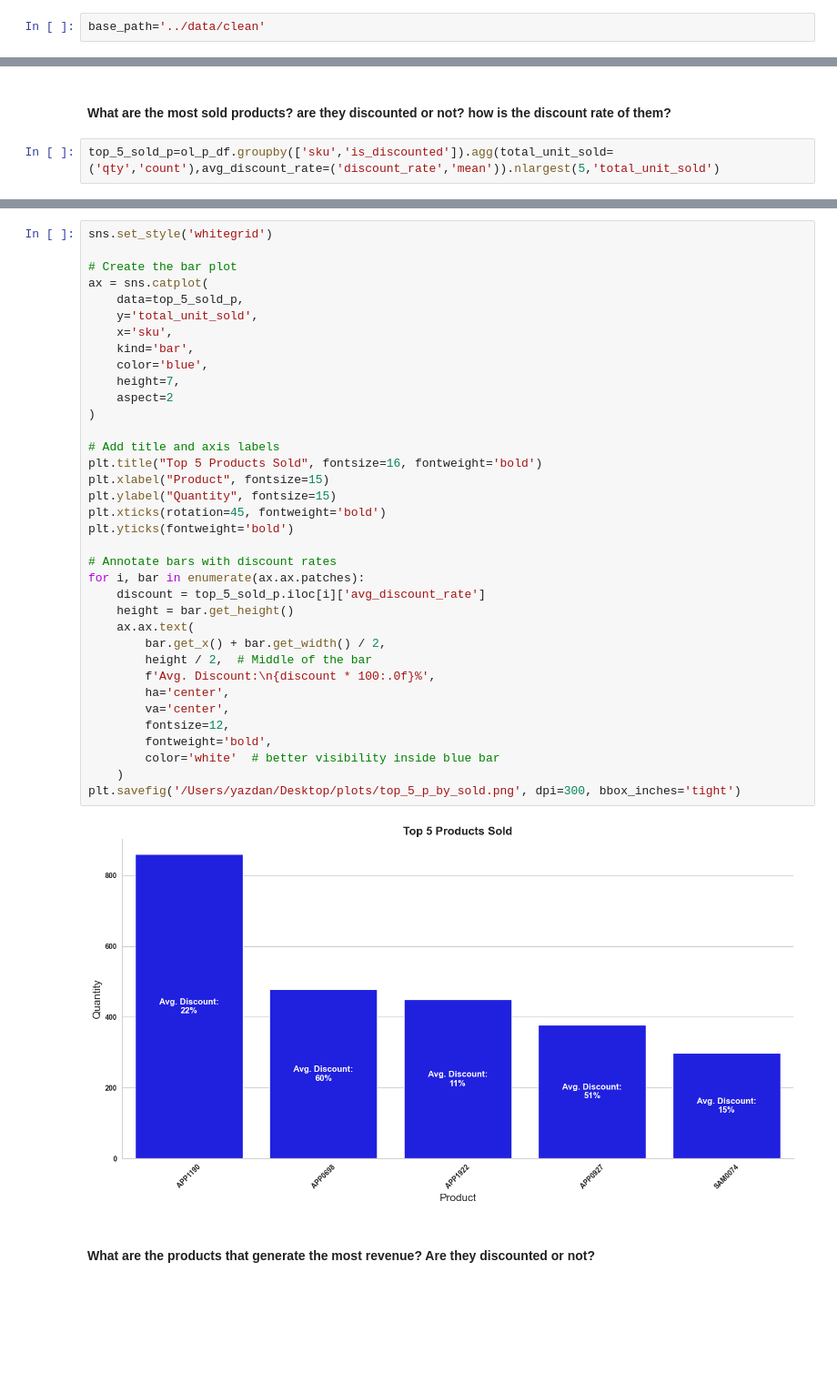
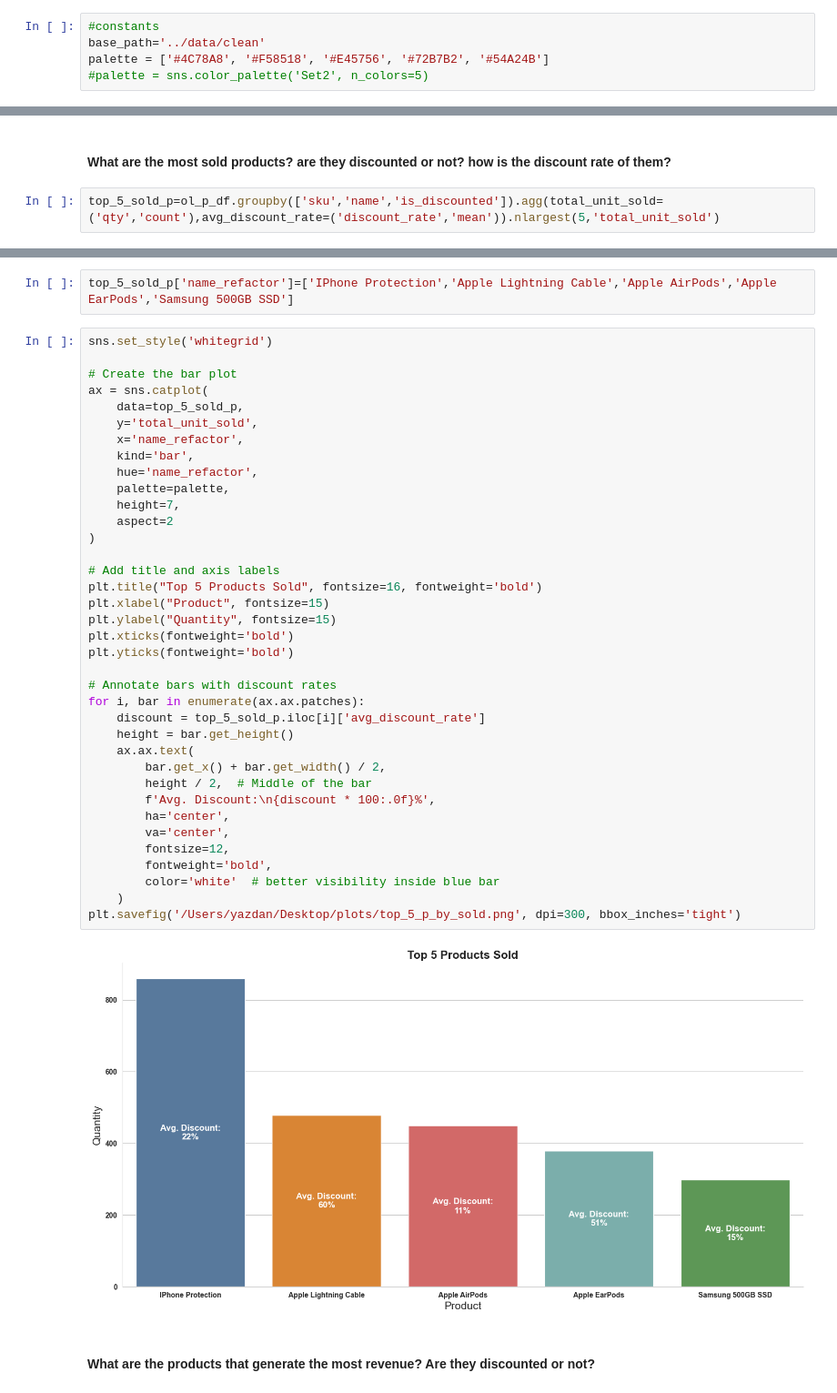
Before and after one commit to yazdan0101/ENIAC-discounts-strategy, a Jupyter notebook: notebooks/analysis.ipynb, the cells around one changed output, grey strips where cells are left out. Shown: that part at 91% size. Saved outputs shown, nothing was run; the diff lists cells and outputs as text; blank space fills up the shorter version.

Commit message:
Change graphs color pallete

```diff
--- a/notebooks/analysis.ipynb
+++ b/notebooks/analysis.ipynb
@@ -6,7 +6,10 @@ import matplotlib.dates as mdates
 # %%
 pd.options.display.max_rows=2000
 # %%
+#constants
 base_path='../data/clean'
+palette = ['#4C78A8', '#F58518', '#E45756', '#72B7B2', '#54A24B']
+#palette = sns.color_palette('Set2', n_colors=5)
 # %%
 #read cleaned data
 products_df=pd.read_csv(f'{base_path}/products_cl.csv')
@@ -209,4 +212,4 @@ float(round(ol_p_df['discount_rate'].mean(),2))
 # %% [markdown]
 #### What are the most sold products? are they discounted or not? how is the discount rate of them?
 # %%
-top_5_sold_p=ol_p_df.groupby(['sku','is_discounted']).agg(total_unit_sold=('qty','count'),avg_discount_rate=('discount_rate','mean')).nlargest(5,'total_unit_sold')
+top_5_sold_p=ol_p_df.groupby(['sku','name','is_discounted']).agg(total_unit_sold=('qty','count'),avg_discount_rate=('discount_rate','mean')).nlargest(5,'total_unit_sold')
@@ -213,3 +226,5 @@ top_5_sold_p=ol_p_df.groupby(['sku','is_discounted']).agg(total_unit_sold=('qty'
+# %%
+top_5_sold_p['name_refactor']=['IPhone Protection','Apple Lightning Cable','Apple AirPods','Apple EarPods','Samsung 500GB SSD']
 # %%
 sns.set_style('whitegrid')
 
@@ -217,37 +232,38 @@ sns.set_style('whitegrid')
 ax = sns.catplot(
     data=top_5_sold_p,
     y='total_unit_sold',
-    x='sku',
+    x='name_refactor',
     kind='bar',
-    color='blue',
+    hue='name_refactor',
+    palette=palette,
     height=7,
     aspect=2
 )
 
 # Add title and axis labels
 plt.title("Top 5 Products Sold", fontsize=16, fontweight='bold')
 plt.xlabel("Product", fontsize=15)
 plt.ylabel("Quantity", fontsize=15)
-plt.xticks(rotation=45, fontweight='bold')
+plt.xticks(fontweight='bold')
 plt.yticks(fontweight='bold')
 
 # Annotate bars with discount rates
 for i, bar in enumerate(ax.ax.patches):
     discount = top_5_sold_p.iloc[i]['avg_discount_rate']
     height = bar.get_height()
     ax.ax.text(
         bar.get_x() + bar.get_width() / 2,
         height / 2,  # Middle of the bar
         f'Avg. Discount:\n{discount * 100:.0f}%',
         ha='center',
         va='center',
         fontsize=12,
         fontweight='bold',
         color='white'  # better visibility inside blue bar
     )
 plt.savefig('/Users/yazdan/Desktop/plots/top_5_p_by_sold.png', dpi=300, bbox_inches='tight')
 # %% [output]
-[figure, old version]
+[figure, new version]
 # %% [markdown]
 #### What are the products that generate the most revenue? Are they discounted or not?
 # %%
```
Also changed, not shown: parts of 16 cells of this notebook.
